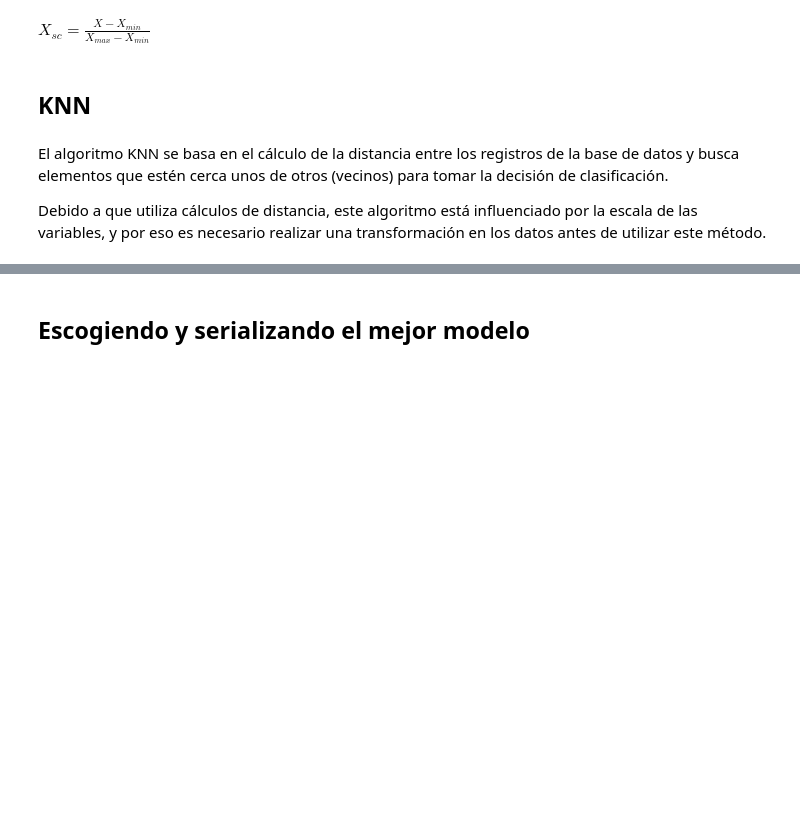
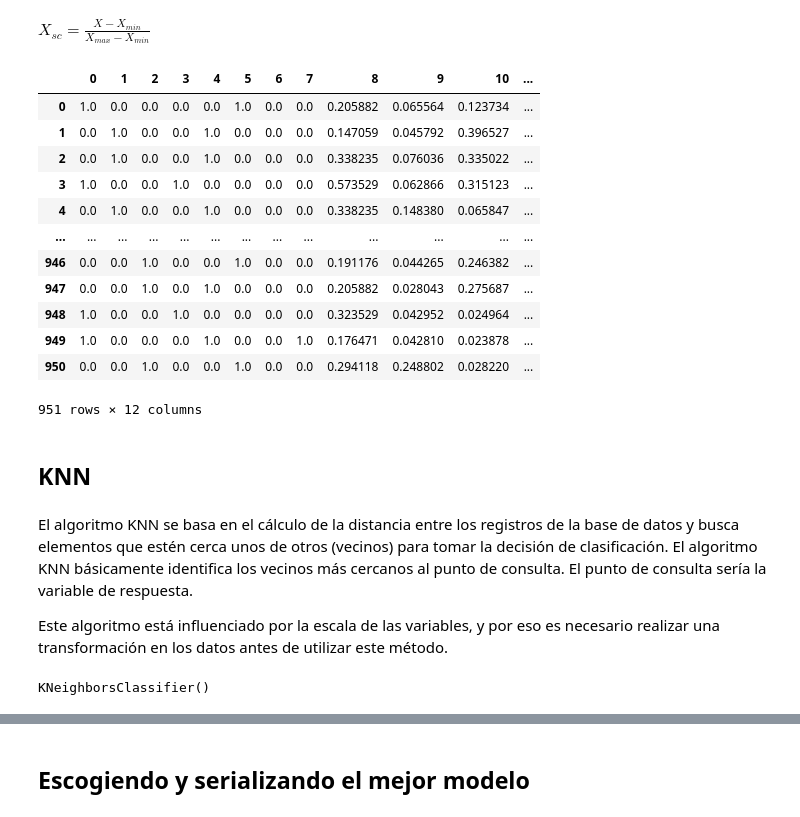
Before and after one commit to evs-11/-Clasificar-datos-con-Machine-Learning, a Jupyter notebook: Clasificacion_primeros_pasos.ipynb, the cells around one changed output, grey strips where cells are left out. Drawn from its saved outputs; the diff is of its cells as text; code cells hidden in the pictures; blank space fills up the shorter version.

```diff
--- a/Clasificacion_primeros_pasos.ipynb
+++ b/Clasificacion_primeros_pasos.ipynb
@@ -203,6 +547,30 @@ $X_{sc} = \frac{X - X_{min}}{X_{max} - X_{min}} $
+# %%
+# creamos una variable e instanciamos MinMaxScaler
+normalizacion = MinMaxScaler()
+X_train_normalizado = normalizacion.fit_transform(X_train)    #
+# %%
+# hacemos un df para ver los datos normalizados
+pd.DataFrame(X_train_normalizado)
+
+# el df está normalizado con valores entre 0 y 1, ninguna variable tiene + relevancia que otra
+# %% [output]
+|  | 0 | 1 | 2 | 3 | 4 | 5 | 6 | 7 | 8 | 9 | 10 | ... |
+| 0 | 1.0 | 0.0 | 0.0 | 0.0 | 0.0 | 1.0 | 0.0 | 0.0 | 0.205882 | 0.065564 | 0.123734 | ... |
+| 1 | 0.0 | 1.0 | 0.0 | 0.0 | 1.0 | 0.0 | 0.0 | 0.0 | 0.147059 | 0.045792 | 0.396527 | ... |
+| 2 | 0.0 | 1.0 | 0.0 | 0.0 | 1.0 | 0.0 | 0.0 | 0.0 | 0.338235 | 0.076036 | 0.335022 | ... |
+| 3 | 1.0 | 0.0 | 0.0 | 1.0 | 0.0 | 0.0 | 0.0 | 0.0 | 0.573529 | 0.062866 | 0.315123 | ... |
+| 4 | 0.0 | 1.0 | 0.0 | 0.0 | 1.0 | 0.0 | 0.0 | 0.0 | 0.338235 | 0.148380 | 0.065847 | ... |
+| ... | ... | ... | ... | ... | ... | ... | ... | ... | ... | ... | ... | ... |
+| 946 | 0.0 | 0.0 | 1.0 | 0.0 | 0.0 | 1.0 | 0.0 | 0.0 | 0.191176 | 0.044265 | 0.246382 | ... |
+| 947 | 0.0 | 0.0 | 1.0 | 0.0 | 1.0 | 0.0 | 0.0 | 0.0 | 0.205882 | 0.028043 | 0.275687 | ... |
+| 948 | 1.0 | 0.0 | 0.0 | 1.0 | 0.0 | 0.0 | 0.0 | 0.0 | 0.323529 | 0.042952 | 0.024964 | ... |
+| 949 | 1.0 | 0.0 | 0.0 | 0.0 | 1.0 | 0.0 | 0.0 | 1.0 | 0.176471 | 0.042810 | 0.023878 | ... |
+| 950 | 0.0 | 0.0 | 1.0 | 0.0 | 0.0 | 1.0 | 0.0 | 0.0 | 0.294118 | 0.248802 | 0.028220 | ... |
+951 rows × 12 columns
 # %% [markdown]
 ## KNN
 # %% [markdown]
 El algoritmo KNN se basa en el cálculo de la distancia entre los registros de la base de datos y busca elementos que estén cerca unos de otros (vecinos) para tomar la decisión de clasificación.
+El algoritmo KNN básicamente identifica los vecinos más cercanos al punto de consulta. El punto de consulta sería la variable de respuesta.
 
-Debido a que utiliza cálculos de distancia, este algoritmo está influenciado por la escala de las variables, y por eso es necesario realizar una transformación en los datos antes de utilizar este método.
+Este algoritmo está influenciado por la escala de las variables, y por eso es necesario realizar una transformación en los datos antes de utilizar este método.
@@ -208,0 +582,5 @@ Debido a que utiliza cálculos de distancia, este algoritmo está influenciado p
+# %%
+# hacemos el fit de nuestras variables
+knn.fit(X_train_normalizado,y_train)
+# %% [output]
+KNeighborsClassifier()
```
Also changed, not shown: parts of 71 cells of this notebook.
